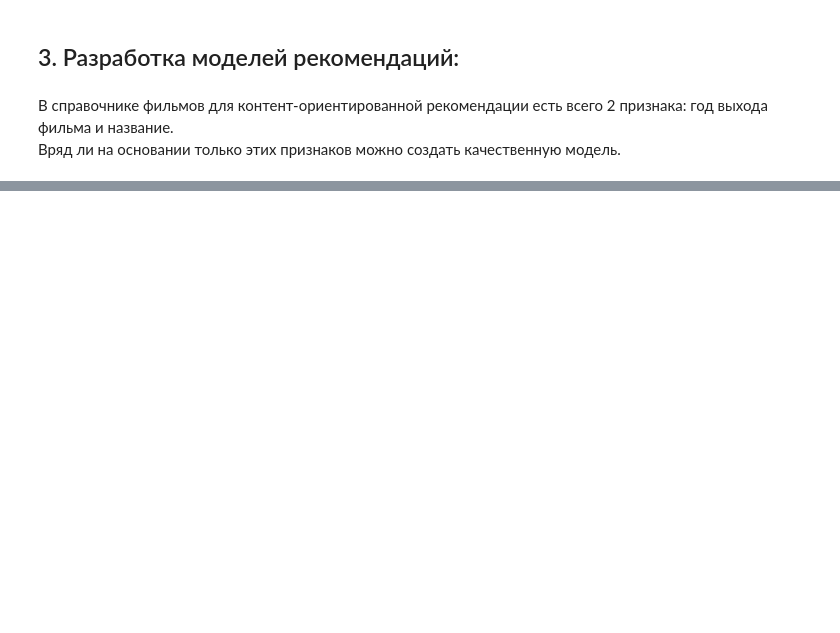
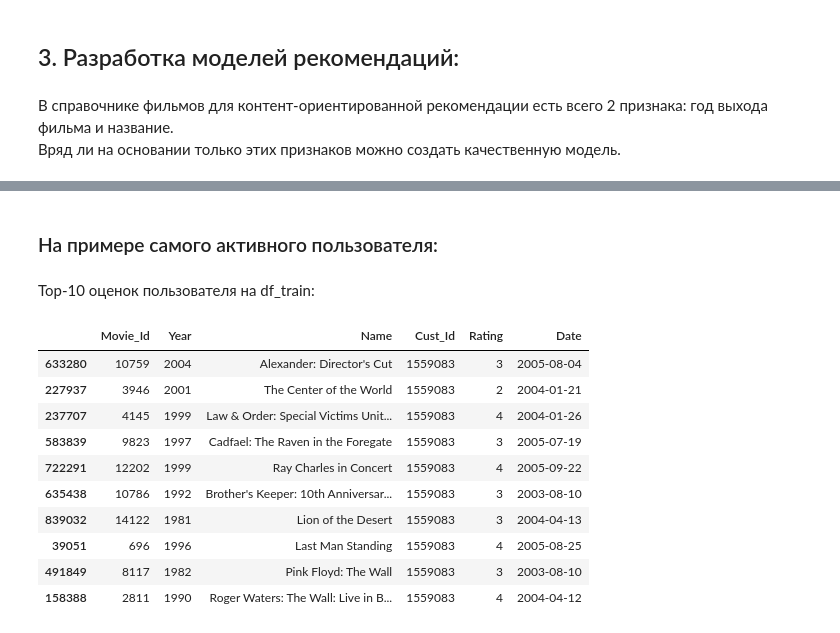
Before and after one commit to AlxndrVslv/data-science, a Jupyter notebook: 11_recommender_system/05_hands_on_project/HW5_Fast.ipynb, the cells around one changed output, grey strips where cells are left out. Cells and saved outputs as stored; diff of their text form; code cells hidden in the pictures; blank space fills up the shorter version.

```diff
--- a/11_recommender_system/05_hands_on_project/HW5_Fast.ipynb
+++ b/11_recommender_system/05_hands_on_project/HW5_Fast.ipynb
@@ -233,6 +229,4 @@ while threshold_dt < datetime(2006, 1, 1):
 # %%
-df_train = df[df['Date'] < datetime(2005, 8, 1)]
-df_test = df[df['Date'] >= datetime(2005, 8, 1)]
-
+df_train, df_test = sklearn_split(df, test_size = 0.2, random_state = 42)
 print(df_train.shape, df_test.shape)
 # %% [output]
@@ -564,0 +658,18 @@ movies_df[movies_df['Movie_Id'].isin([mid for mid, _ in hybrid_recs[user_id]])]
+# %% [markdown]
+### На примере самого активного пользователя:
+# %% [markdown]
+Top-10 оценок пользователя на df_train:
+# %%
+df_train[df_train['Cust_Id'] == 1559083].head(10)
+# %% [output]
+|  | Movie_Id | Year | Name | Cust_Id | Rating | Date |
+| 633280 | 10759 | 2004 | Alexander: Director's Cut | 1559083 | 3 | 2005-08-04 |
+| 227937 | 3946 | 2001 | The Center of the World | 1559083 | 2 | 2004-01-21 |
+| 237707 | 4145 | 1999 | Law & Order: Special Victims Unit... | 1559083 | 4 | 2004-01-26 |
+| 583839 | 9823 | 1997 | Cadfael: The Raven in the Foregate | 1559083 | 3 | 2005-07-19 |
+| 722291 | 12202 | 1999 | Ray Charles in Concert | 1559083 | 4 | 2005-09-22 |
+| 635438 | 10786 | 1992 | Brother's Keeper: 10th Anniversar... | 1559083 | 3 | 2003-08-10 |
+| 839032 | 14122 | 1981 | Lion of the Desert | 1559083 | 3 | 2004-04-13 |
+| 39051 | 696 | 1996 | Last Man Standing | 1559083 | 4 | 2005-08-25 |
+| 491849 | 8117 | 1982 | Pink Floyd: The Wall | 1559083 | 3 | 2003-08-10 |
+| 158388 | 2811 | 1990 | Roger Waters: The Wall: Live in B... | 1559083 | 4 | 2004-04-12 |
```
Also changed, not shown: parts of 53 cells of this notebook, 2 other files.
